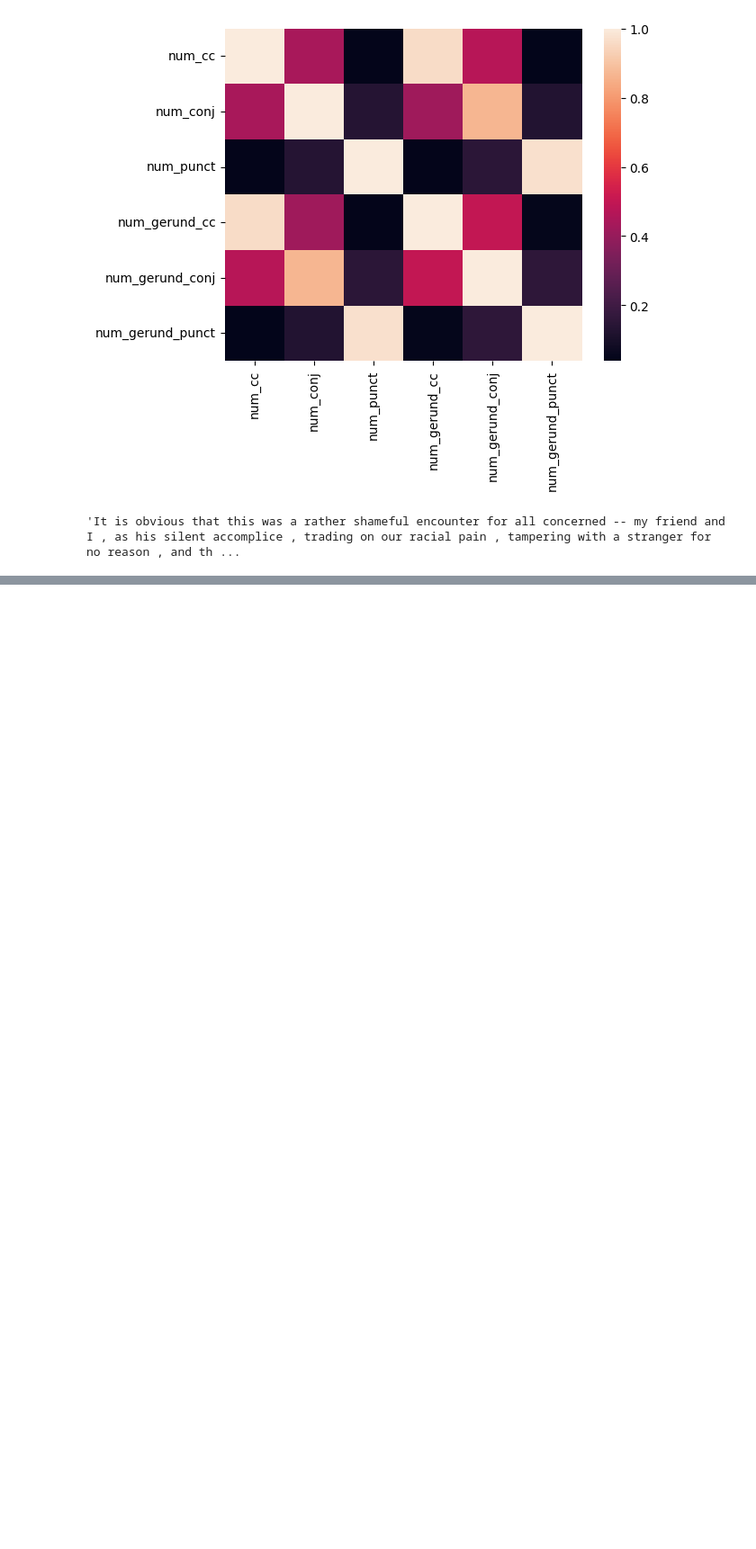
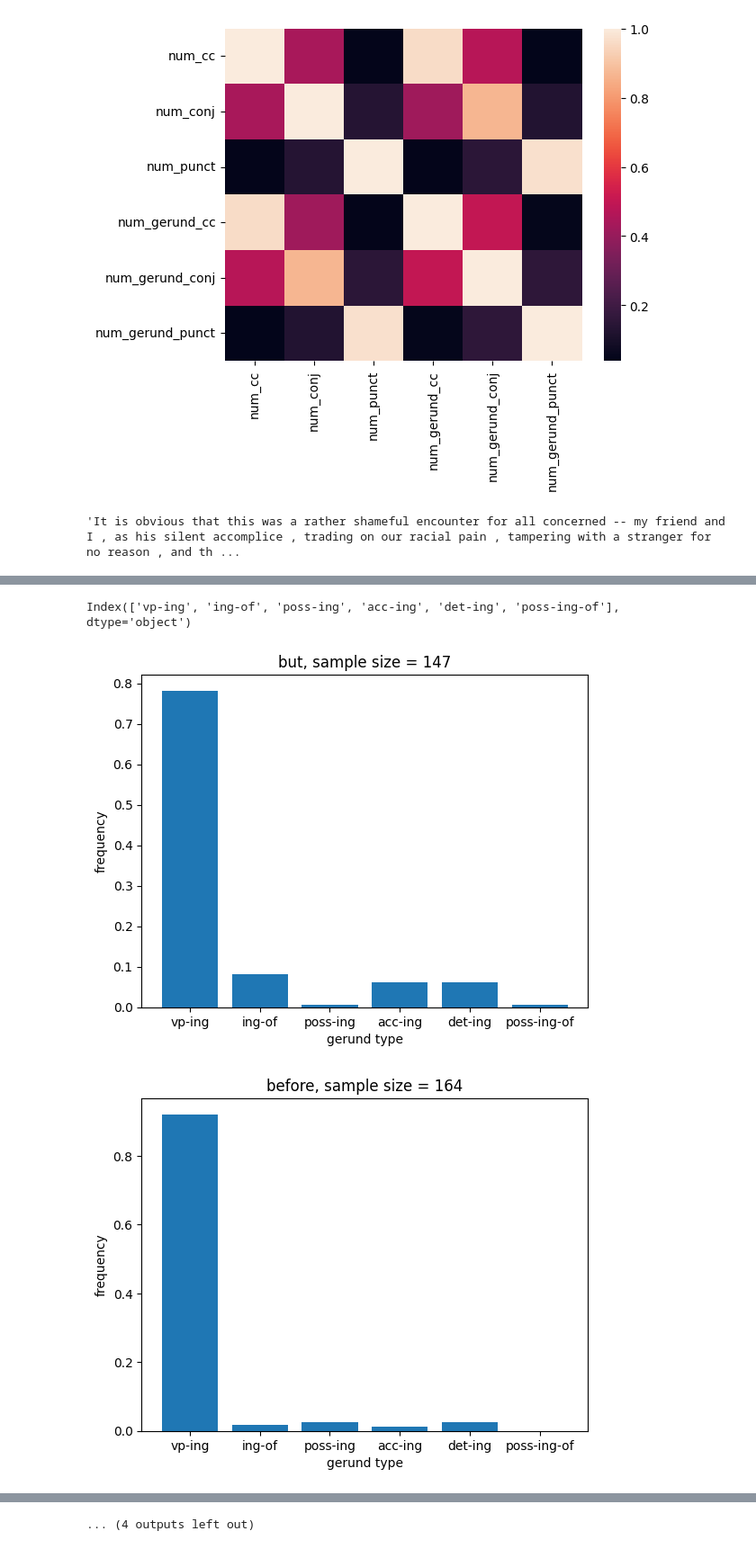
Before and after one commit to varvind830/lingustics-project, a Jupyter notebook: connectives.ipynb, the cells around one changed output, grey strips where cells are left out. Shown at 90% size. Cells and saved outputs as stored; diff of their text form; code cells hidden in the pictures; blank space fills up the shorter version.

```diff
--- a/connectives.ipynb
+++ b/connectives.ipynb
@@ -189,0 +270,3 @@ p_data[(p_data['num_gerund_cc'] > 0) & (p_data['num_gerund_conj'] > 0) & (p_data
+# %%
+for word in connectives['word']:
+    p_data[word] = p_data.apply(findDepWithWord, kwargs=[word], axis=1)
@@ -189,0 +289,36 @@ p_data[(p_data['num_gerund_cc'] > 0) & (p_data['num_gerund_conj'] > 0) & (p_data
+# %%
+cols = list(p_data['type'].unique())
+cols.insert(0, 'word')
+cols.append('total_count')
+conn_stats = pd.DataFrame(columns=cols)
+for word in connectives['word']:
+    rows = p_data[p_data[word] != '']
+    val_counts = rows['type'].value_counts()
+    counts = [word]
+    for t in cols[1:7]:
+        if t in val_counts.index:
+            counts.append(val_counts[t])
+        else:
+            counts.append(0)
+    counts.append(np.sum(counts[1:]))
+    conn_stats.loc[len(conn_stats.index)] = counts
+# %%
+common_words = conn_stats[conn_stats['total_count'] >= 100]
+# %%
+rates = conn_stats[conn_stats['total_count'] >= 100][p_data['type'].unique()].div(conn_stats[conn_stats['total_count'] >= 100]['total_count'], axis=0)
+# %%
+rates.columns
+# %% [output]
+Index(['vp-ing', 'ing-of', 'poss-ing', 'acc-ing', 'det-ing', 'poss-ing-of'], dtype='object')
+# %%
+i = 0
+for word in common_words['word']:
+    plt.figure()
+    plt.bar(rates.columns, rates.iloc[i])
+    plt.title(word + ", sample size = " + str(common_words['total_count'].iloc[i]))
+    plt.xlabel('gerund type')
+    plt.ylabel('frequency')
+    i += 1
+# %% [output]
+[figure, added]
+[figure, added]
@@ -189,0 +335 @@ p_data[(p_data['num_gerund_cc'] > 0) & (p_data['num_gerund_conj'] > 0) & (p_data
+... (4 outputs left out)
```
Also changed, not shown: parts of 8 cells of this notebook.
